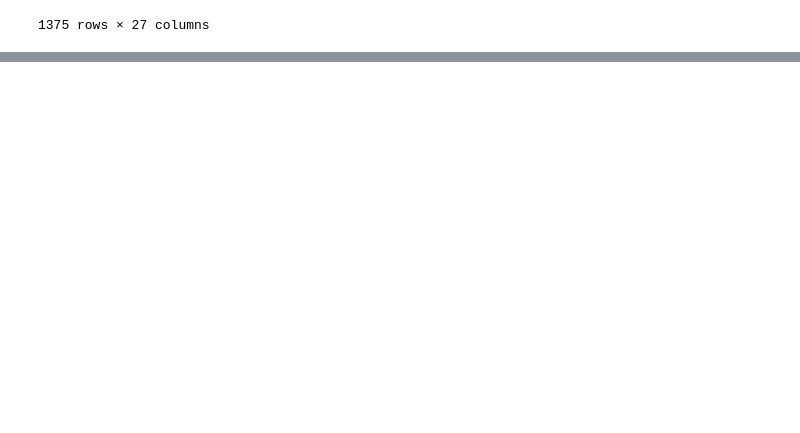
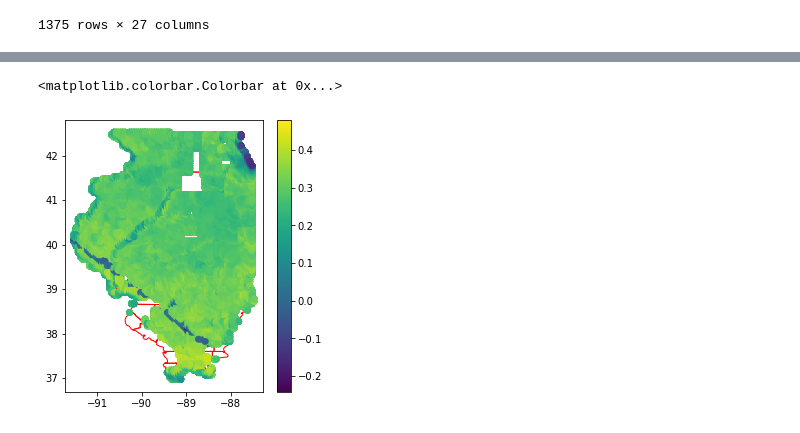
Before and after one commit to shivanp/crop-yield, a Jupyter notebook: main_notebook.ipynb, the cells around one changed output, grey strips where cells are left out. Saved outputs shown, nothing was run; the diff lists cells and outputs as text; code cells hidden in the pictures; blank space fills up the shorter version.

```diff
--- a/main_notebook.ipynb
+++ b/main_notebook.ipynb
@@ -222,3 +254,13 @@ avg_EVI
+# %%
+df_plot = stacked_df
+
+fig, ax = plt.subplots(figsize=(5, 5))
+gdf.plot(ax=ax, facecolor='none', edgecolor='red')
+plt.scatter(df_plot["long"], df_plot["lat"], c=df_plot["avg_evi"])
+plt.colorbar()
+# %% [output]
+<matplotlib.colorbar.Colorbar at 0x...>
+[figure, added]
 # %%
 df_plot = stacked_df[stacked_df["year"]==2019]
 
```
Also changed, not shown: parts of 11 cells of this notebook.
